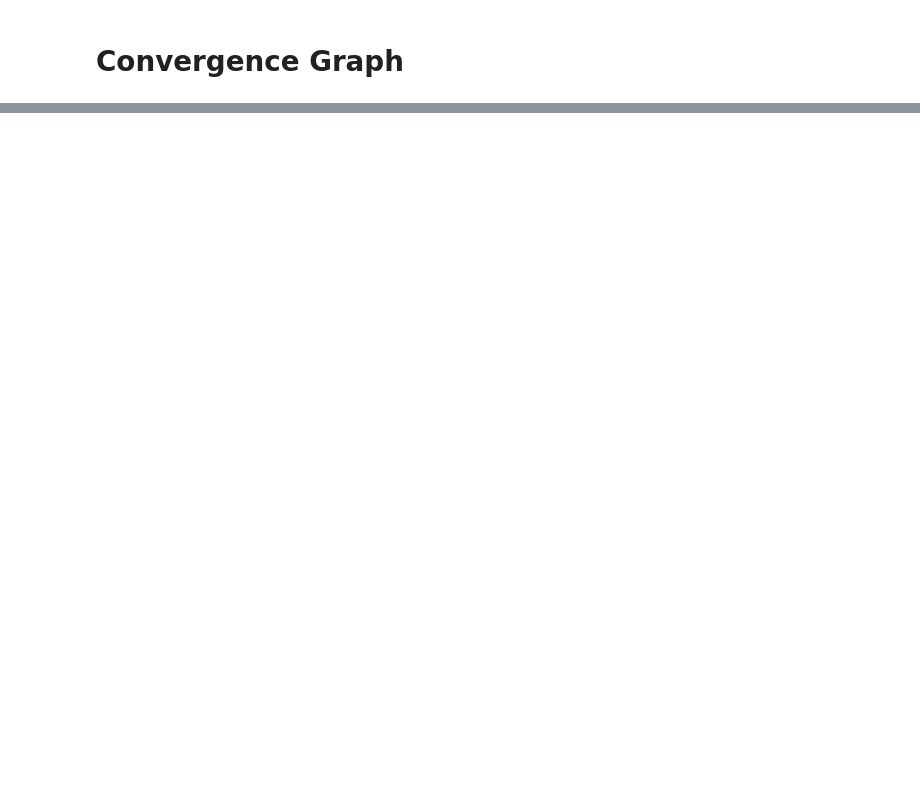
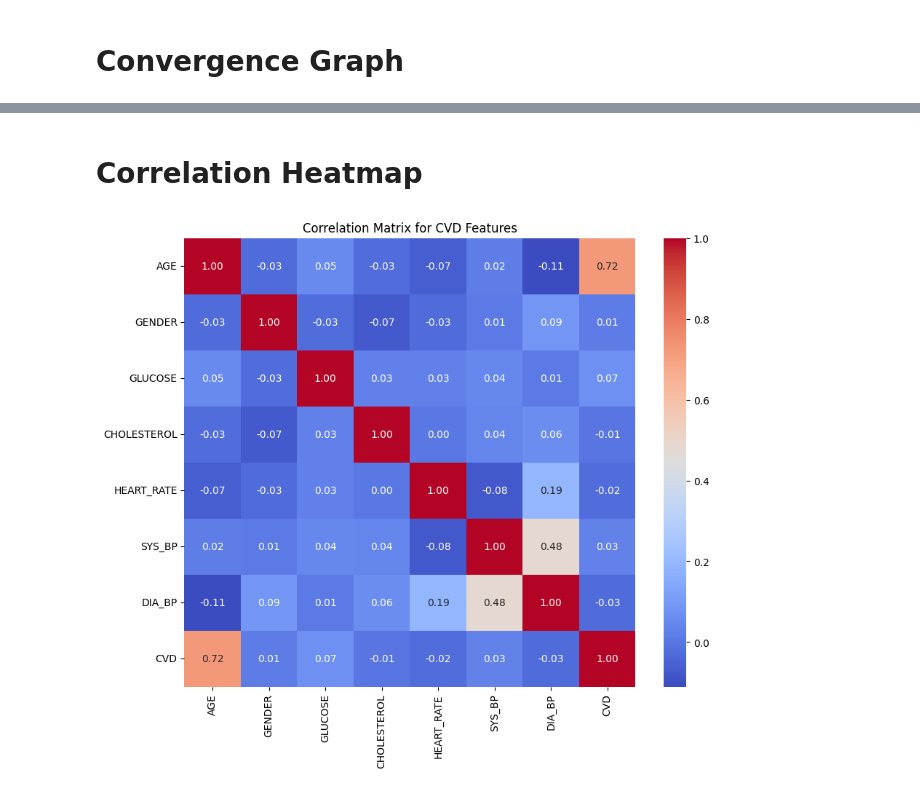
Before and after one commit to mynameisnitya/Federated-LEarning-for-CVD-Prediction, a Jupyter notebook: 01_MIMIC_Exploration_CVD.ipynb, the cells around one changed output, grey strips where cells are left out. Saved outputs shown, nothing was run; the diff lists cells and outputs as text; code cells hidden in the pictures; blank space fills up the shorter version.

```diff
--- a/01_MIMIC_Exploration_CVD.ipynb
+++ b/01_MIMIC_Exploration_CVD.ipynb
@@ -1171,0 +1739,35 @@ plt.show()
+# %% [markdown]
+# Correlation Heatmap
+# %%
+import matplotlib.pyplot as plt
+import seaborn as sns
+
+corr_matrix = final_df[
+    [
+        "AGE",
+        "GENDER",
+        "GLUCOSE",
+        "CHOLESTEROL",
+        "HEART_RATE",
+        "SYS_BP",
+        "DIA_BP",
+        "CVD"
+    ]
+].corr()
+
+plt.figure(figsize=(10,8))
+
+sns.heatmap(
+    corr_matrix,
+    annot=True,
+    cmap="coolwarm",
+    fmt=".2f"
+)
+
+plt.title(
+    "Correlation Matrix for CVD Features"
+)
+
+plt.show()
+# %% [output]
+[figure, added]
```
Also changed, not shown: parts of 35 cells of this notebook.
